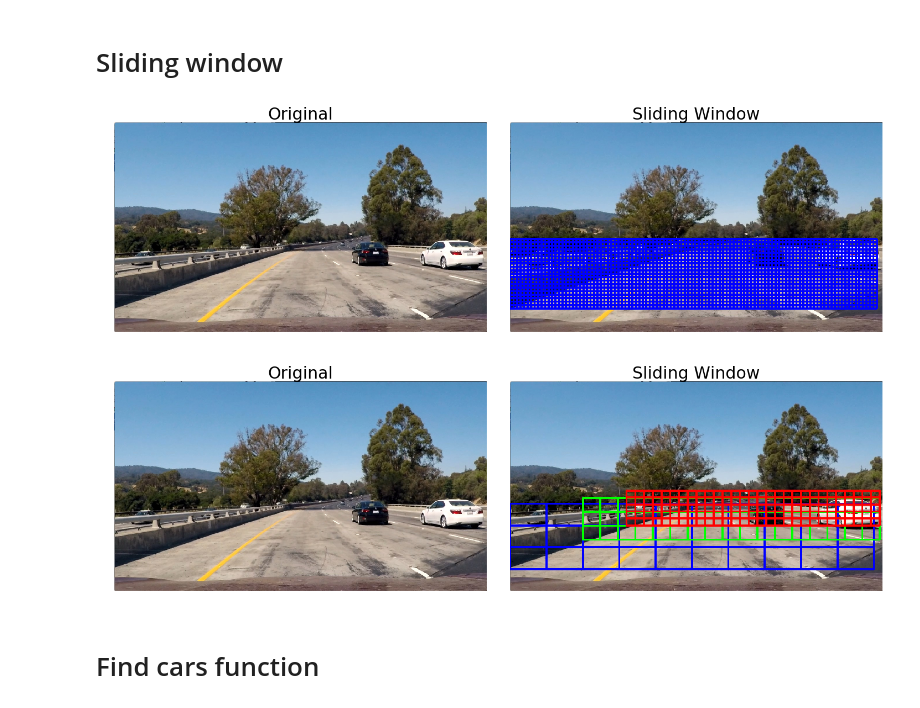
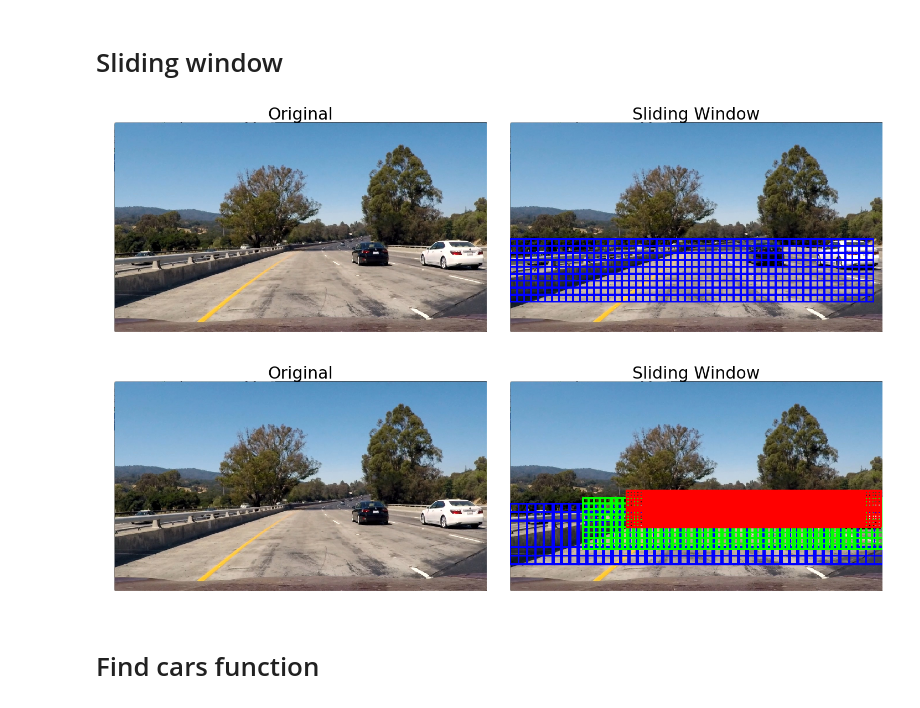
Before and after one commit to ibiscp/Vehicle-Detection-and-Tracking, a Jupyter notebook: Vehicle-Detection-and-Tracking.ipynb, the cells around one changed output. Saved outputs shown, nothing was run; the diff lists cells and outputs as text; code cells hidden in the pictures.

```diff
--- a/Vehicle-Detection-and-Tracking.ipynb
+++ b/Vehicle-Detection-and-Tracking.ipynb
@@ -408,7 +408,7 @@ def slide_windows2(img, ystart, ystop, scale):
     # 64 was the orginal sampling rate, with 8 cells and 8 pix per cell
     window = 64
     nblocks_per_window = (window // pix_per_cell)-1
-    cells_per_step = 1  # Instead of overlap, define how many cells to step
+    cells_per_step = 2  # Instead of overlap, define how many cells to step
     nxsteps = (nxblocks - nblocks_per_window) // cells_per_step
     nysteps = (nyblocks - nblocks_per_window) // cells_per_step
 
@@ -440,7 +440,7 @@ draw_img = draw_bboxes(np.copy(img), boxes, (0,0,255))
 # Plot image
 plot_images(img, draw_img, 'Original', 'Sliding Window', 'jet', 'jet')
 # %% [output]
-[figure, old version]
+[figure, new version]
 # %%
 # Sliding window
 x_start_stops = [[None,None],  # red
@@ -451,13 +451,13 @@ y_start_stops = [[420,650],
                  [400,575],
                  [375,500]]
 
-xy_windows = [(250,150),
-              (120,96),
-              (60,48)]
+xy_windows = [(150,150),
+              (100,100),
+              (60,60)]
 
-xy_overlaps = [(0.5, 0.5),
-               (0.5, 0.5),
-               (0.5, 0.5)]
+xy_overlaps = [(0.8, 0.8),
+               (0.8, 0.8),
+               (0.8, 0.8)]
 
 def slide_windows(img, x_start_stops=[None, None], y_start_stops=[None, None],
                  xy_windows=(64, 64), xy_overlaps=(0.5, 0.5)):
@@ -492,34 +492,34 @@ def slide_window(img, x_start_stop=[None, None], y_start_stop=[None, None],
     nx_windows = np.int((xspan-nx_buffer)/nx_pix_per_step)
     ny_windows = np.int((yspan-ny_buffer)/ny_pix_per_step)
     # Initialize a list to append window positions to
     window_list = []
     # Loop through finding x and y window positions
     for ys in range(ny_windows):
         for xs in range(nx_windows):
             # Calculate window position
             startx = xs*nx_pix_per_step + x_start_stop[0]
             endx = startx + xy_window[0]
             starty = ys*ny_pix_per_step + y_start_stop[0]
             endy = starty + xy_window[1]
             # Append window position to list
             window_list.append(((startx, starty), (endx, endy)))
     # Return the list of windows
     return window_list
 
 # Read test image
 img = mpimg.imread('test_images/test1.jpg')
 
 boxes = slide_windows(img, x_start_stops, y_start_stops, xy_windows, xy_overlaps)
 
 # Draw boxes
 draw_img = draw_bboxes(np.copy(img), boxes[0], (0,0,255))
 draw_img = draw_bboxes(draw_img, boxes[1], (0,255,0))
 draw_img = draw_bboxes(draw_img, boxes[2], (255,0,0))
 
 # Plot image
 plot_images(img, draw_img, 'Original', 'Sliding Window', 'jet', 'jet')
 # %% [output]
-[figure, old version]
+[figure, new version]
 # %% [markdown]
 # Find cars function
 # %%
```
Also changed, not shown: parts of 14 cells of this notebook, 17 other files.
